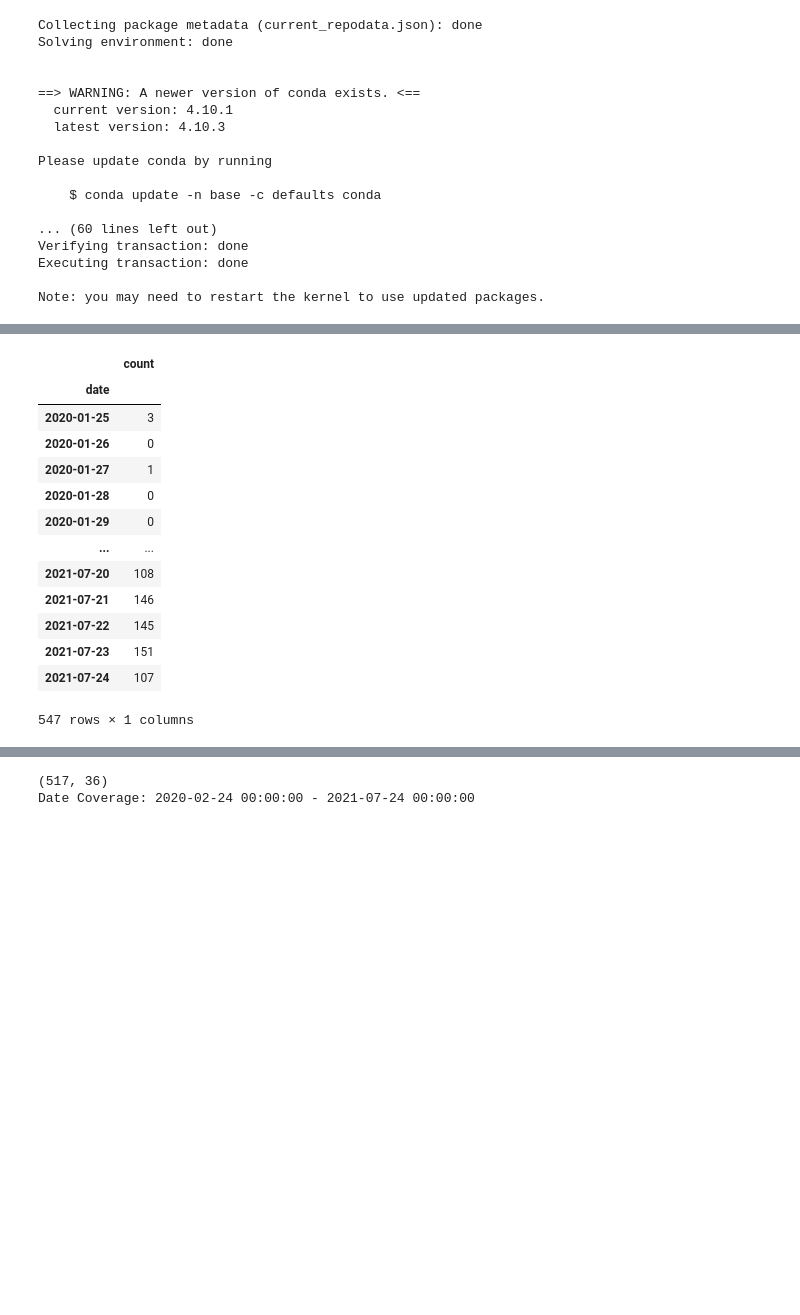
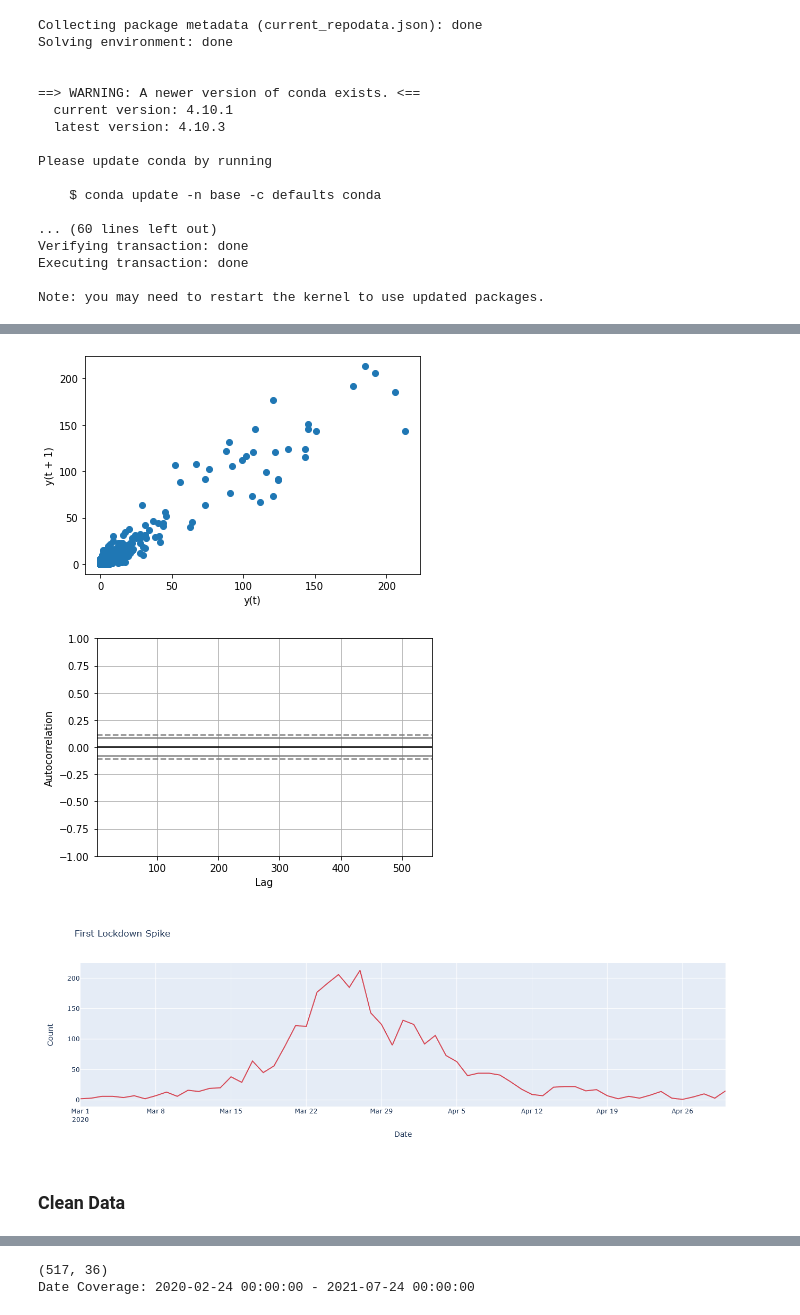
Before and after one commit to samhiggs/lockdown-predictor, a Jupyter notebook: lockdown_analysis.ipynb, the cells around one changed output, grey strips where cells are left out. Saved outputs shown, nothing was run; the diff lists cells and outputs as text; code cells hidden in the pictures; blank space fills up the shorter version.

Commit message:
Cleanup notebook

```diff
--- a/lockdown_analysis.ipynb
+++ b/lockdown_analysis.ipynb
@@ -328,17 +149,14 @@ plot_dataset(df, 'NSW COVID19 Cases')
+# %%
+pd.plotting.lag_plot(df[['count']])
+plt.show()
+pd.plotting.autocorrelation_plot(df[['count']])
+plt.show()
+# %% [output]
+[figure, added]
+[figure, added]
 # %%
-df[(df.index > '2020-01') & (df.index > '2020-')]
+plot_dataset(df[(df.index <'2020-05-01') & (df.index >='2020-03-01')], 'count', 'First Lockdown Spike')
 # %% [output]
-|  | count |
-| date |  |
-| 2020-01-25 | 3 |
-| 2020-01-26 | 0 |
-| 2020-01-27 | 1 |
-| 2020-01-28 | 0 |
-| 2020-01-29 | 0 |
-| ... | ... |
-| 2021-07-20 | 108 |
-| 2021-07-21 | 146 |
-| 2021-07-22 | 145 |
-| 2021-07-23 | 151 |
-| 2021-07-24 | 107 |
-547 rows × 1 columns
+[figure, added]
+# %% [markdown]
+### Clean Data
```
Also changed, not shown: parts of 29 cells of this notebook, 2 other files.
